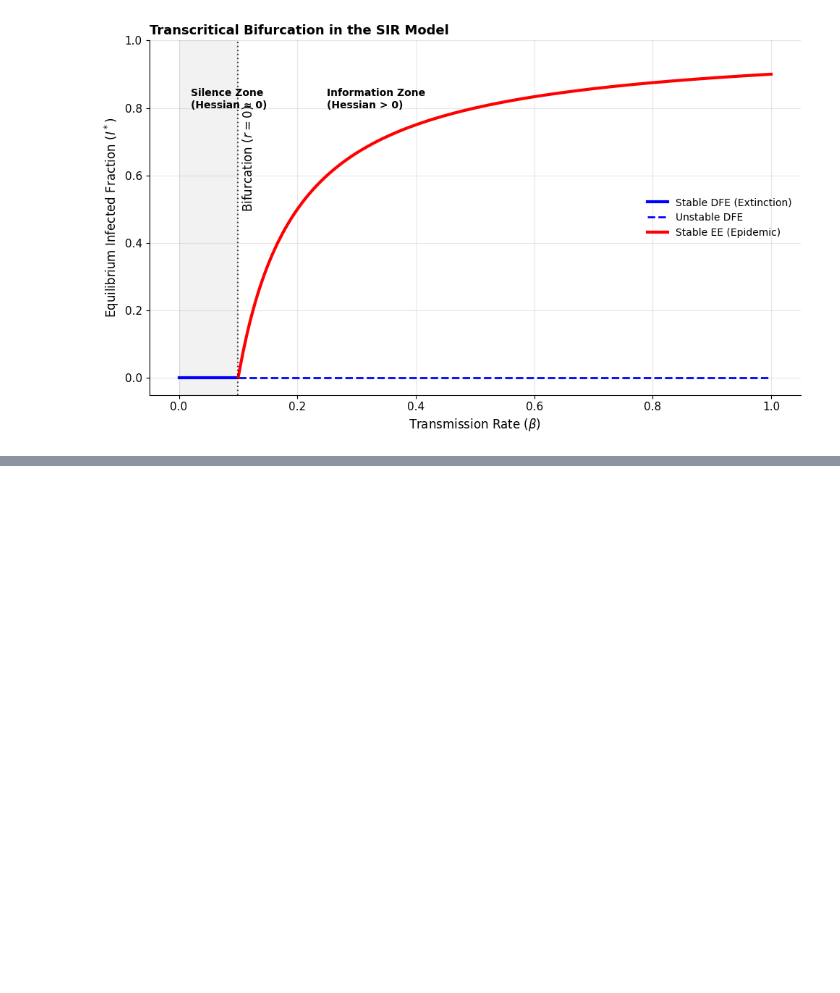
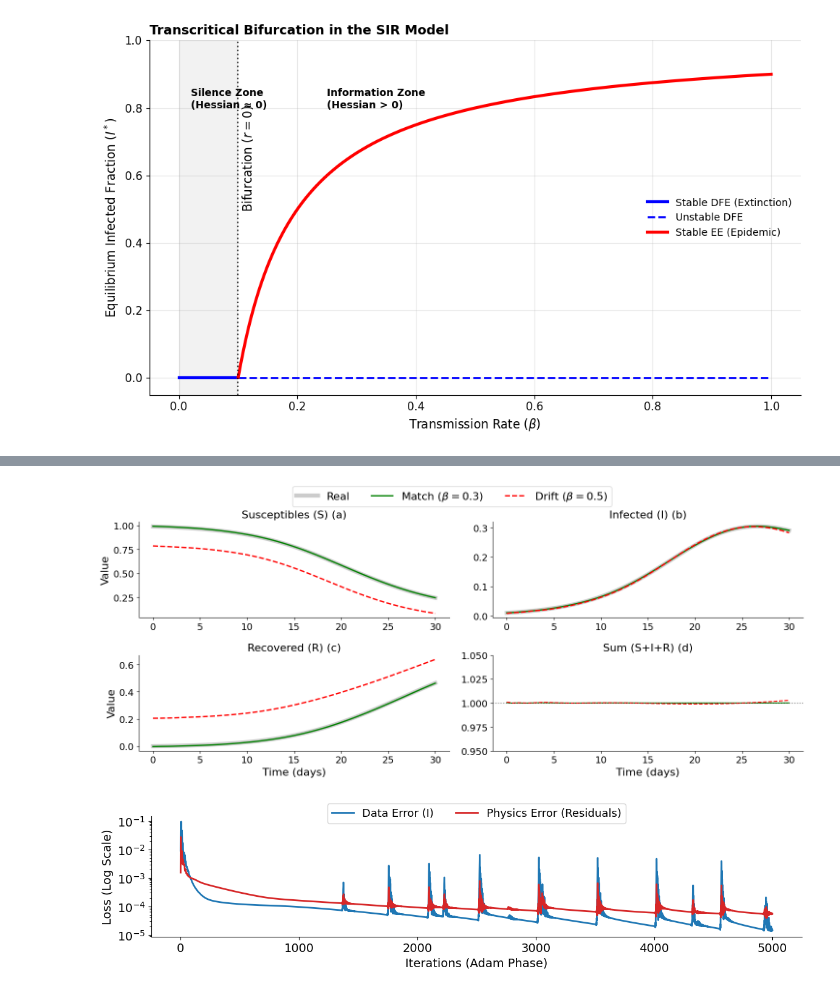
Before and after one commit to dletoneiva/cepi_pinn, a Jupyter notebook: nature_paper_with_storytelling_20260224.ipynb, the cells around one changed output, grey strips where cells are left out. Cells and saved outputs as stored; diff of their text form; code cells hidden in the pictures; blank space fills up the shorter version.

```diff
--- a/nature_paper_with_storytelling_20260224.ipynb
+++ b/nature_paper_with_storytelling_20260224.ipynb
@@ -407,3 +476,55 @@ Running Real simulation (Beta=0.3)...
+# %%
+# --- 4. Plotting ---
+with torch.no_grad():
+    res_t = model_t(t_tensor).cpu(); res_d = model_d(t_tensor).cpu()
+
+fig1, axs = plt.subplots(2, 2, figsize=(15, 6))
+compartment_titles = ['Susceptibles (S) (a)', 'Infected (I) (b)', 'Recovered (R) (c)', 'Sum (S+I+R) (d)']
+
+for i in range(3):
+    ax = axs[i//2, i%2]
+    line_real, = ax.plot(t_eval, sol.y[i], 'k-', alpha=0.2, lw=6, label='Real')
+    line_match, = ax.plot(t_eval, res_t[:, i], 'g-', lw=2, label=r'Match ($\beta = 0.3$)')
+    line_drift, = ax.plot(t_eval, res_d[:, i], 'r--', lw=2, label=r'Drift ($\beta = 0.5$)')
+    ax.set_title(compartment_titles[i], fontsize=16)
+    ax.grid(False)
+
+    # Shared Y titles (First Column: subplots 0 and 2)
+    if (i % 2) == 0:
+        ax.set_ylabel('Value', fontsize=16)
+    # Shared X titles (Second Row: subplots 2 and 3)
+    if (i // 2) == 1:
+        ax.set_xlabel('Time (days)', fontsize=16)
+
+ax_sum = axs[1, 1]
+ax_sum.plot(t_eval, torch.sum(res_t, dim=1), 'g-')
+ax_sum.plot(t_eval, torch.sum(res_d, dim=1), 'r--')
+ax_sum.axhline(y=1.0, color='black', linestyle=':', alpha=0.5)
+ax_sum.set_title(compartment_titles[3], fontsize=16)
+ax_sum.set_ylim(0.95, 1.05)
+ax_sum.grid(False)
+ax_sum.set_xlabel('Time (days)', fontsize=16) # Always second row
+
+# Unified Legend for Figure 1
+handles = [line_real, line_match, line_drift]
+fig1.legend(handles=handles, loc='upper center', bbox_to_anchor=(0.5, 1.06), ncol=3, frameon=True, facecolor='white', fontsize=16)
+plt.tight_layout()
+plt.show()
+
+# Loss Decomposition Plot
+plt.figure(figsize=(12, 3))
+plt.plot(logs_d['data'], label='Data Error (I)', color='#1f77b4', lw=2)
+plt.plot(logs_d['phys'], label='Physics Error (Residuals)', color='#d62728', lw=2)
+plt.yscale('log')
+plt.xlabel('Iterations (Adam Phase)', fontsize=14)
+plt.ylabel('Loss (Log Scale)', fontsize=14)
+plt.tight_layout()
+plt.grid(False)
+plt.legend(loc='upper center', bbox_to_anchor=(0.5, 1.15), ncol=2, frameon=True, facecolor='white', fontsize=13)
+plt.show()
+# %% [output]
+[figure, added]
+[figure, added]
 # %%
 import torch
 import torch.nn as nn
```
Also changed, not shown: parts of 13 cells of this notebook.
